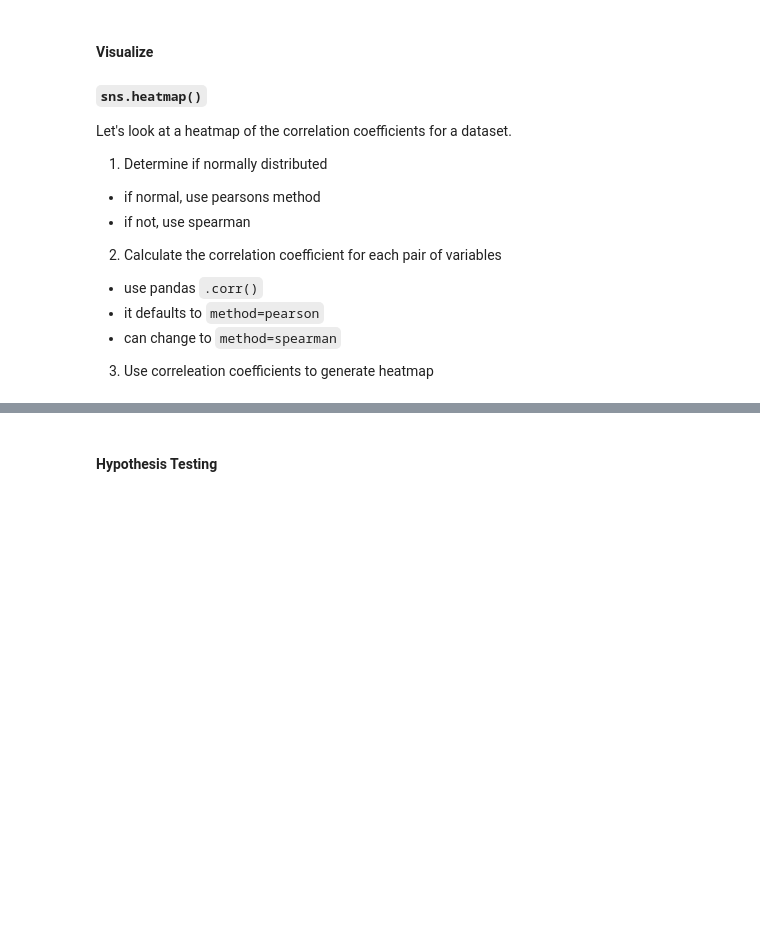
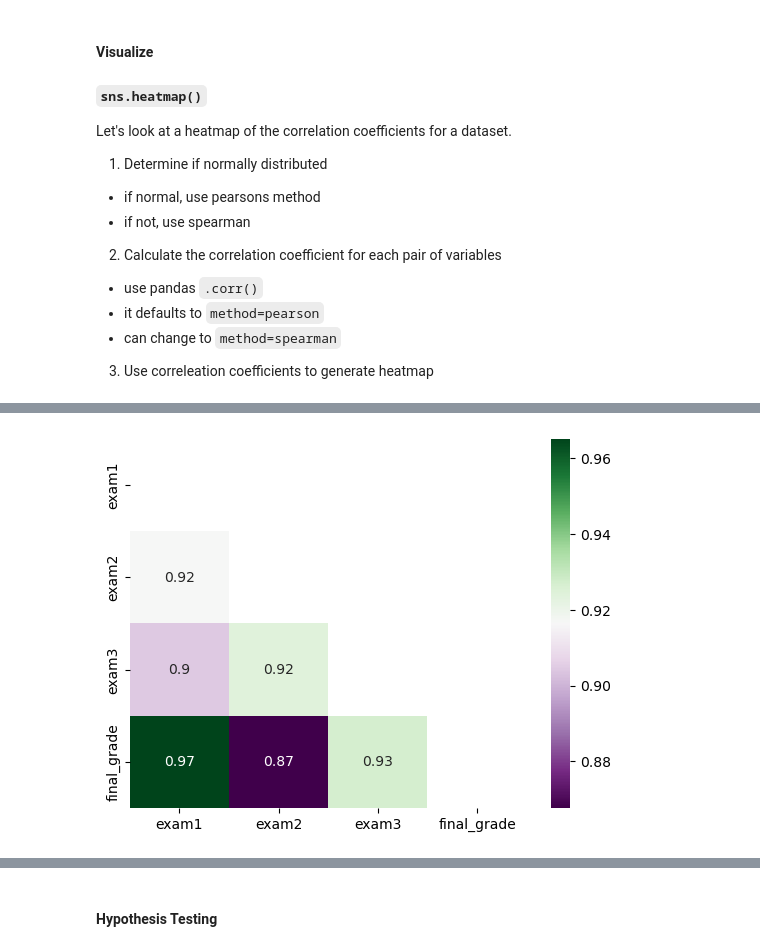
Before and after one commit to CodeupClassroom/pagel-regression, a Jupyter notebook: exploration_lesson.ipynb, the cells around one changed output, grey strips where cells are left out. Saved outputs shown, nothing was run; the diff lists cells and outputs as text; code cells hidden in the pictures; blank space fills up the shorter version.

```diff
--- a/exploration_lesson.ipynb
+++ b/exploration_lesson.ipynb
@@ -195,4 +280,9 @@ Let's look at a heatmap of the correlation coefficients for a dataset.
 # %%
 # pass my correlation matrix to Seaborn's heatmap with customization
+sns.heatmap(exam_corr, cmap='PRGn', annot=True,
+           mask=np.triu(exam_corr))
+plt.show()
+# %% [output]
+[figure, added]
 # %%
 # pass my correlation matrix to Seaborn's heatmap with more customization!
```
Also changed, not shown: parts of 39 cells of this notebook.
